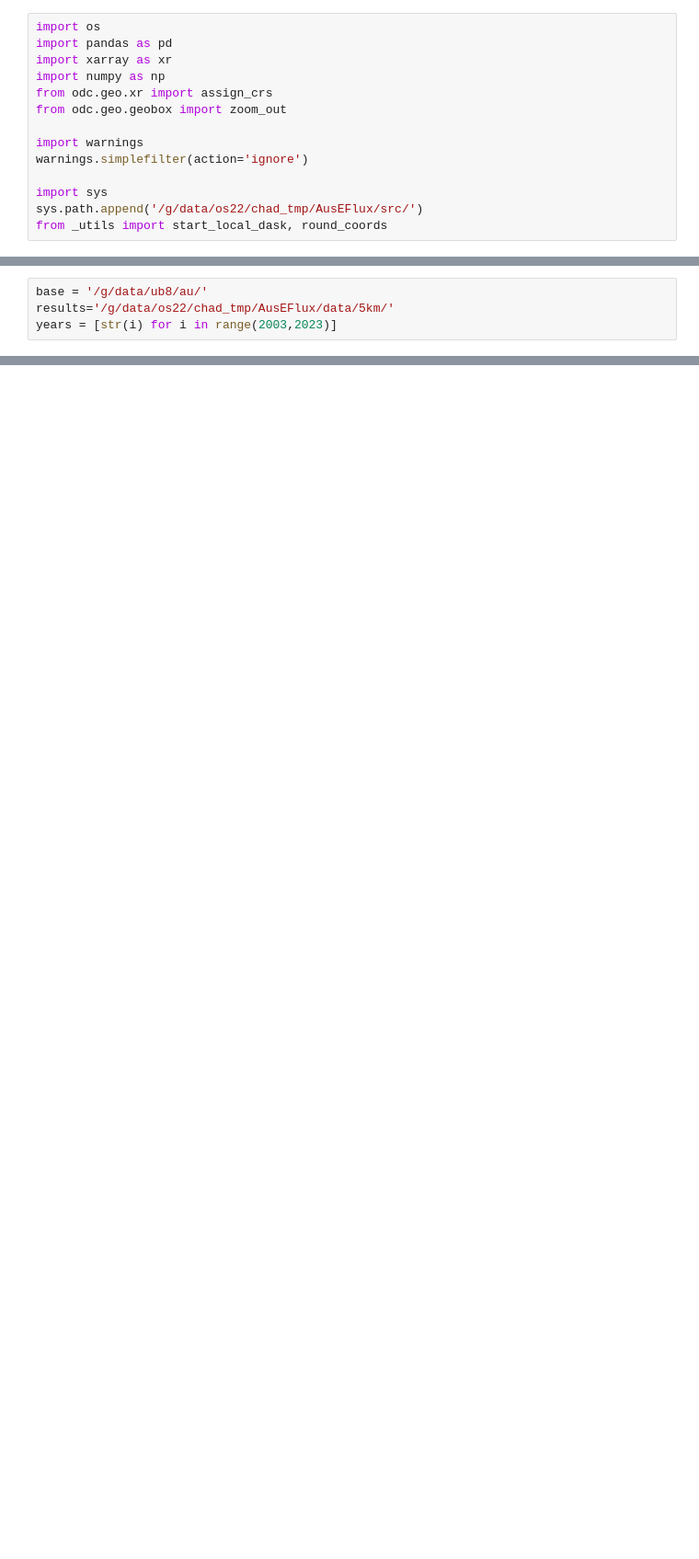
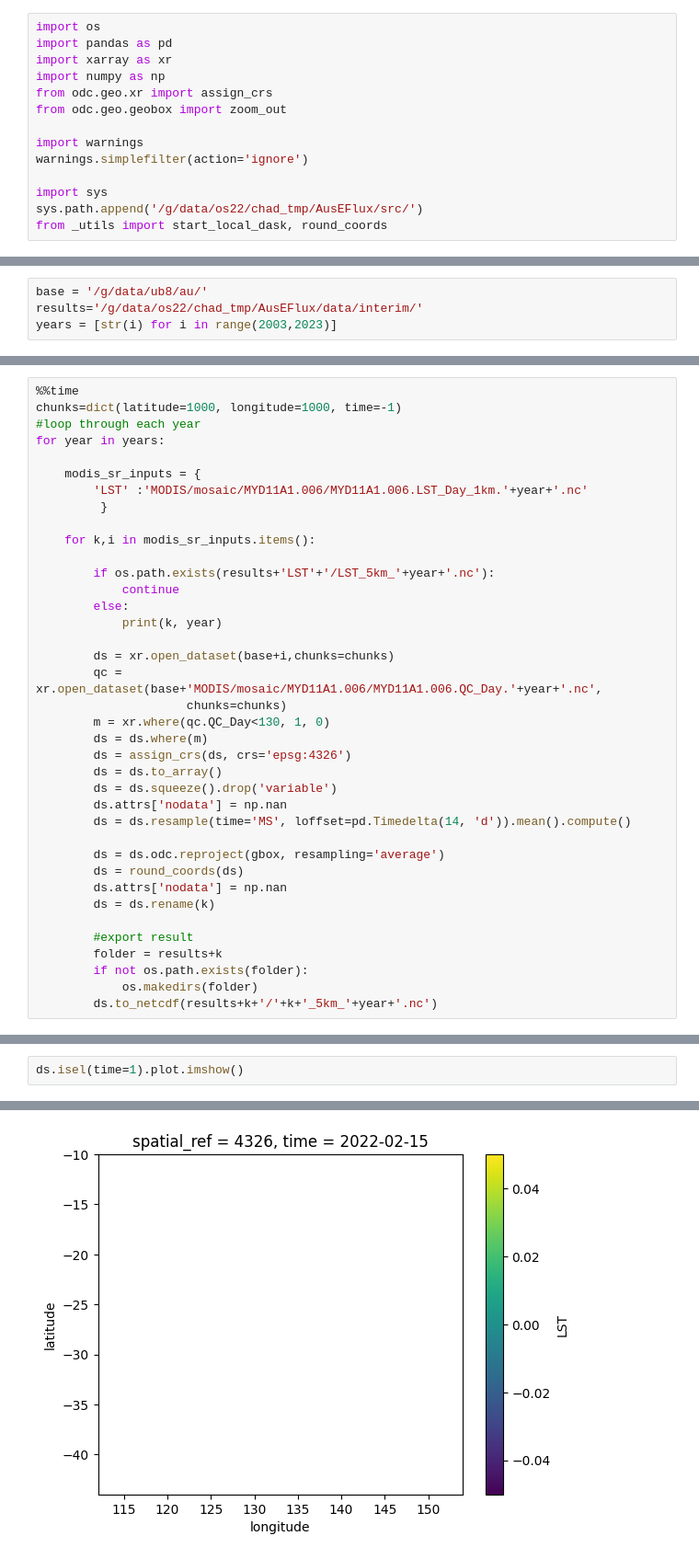
Before and after one commit to cbur24/AusEFlux, a Jupyter notebook: notebooks/1_Spatiotemporal_harmonization.ipynb, the cells around one changed output, grey strips where cells are left out. Shown: that part at 92% size. Saved outputs shown, nothing was run; the diff lists cells and outputs as text; blank space fills up the shorter version.

```diff
--- a/notebooks/1_Spatiotemporal_harmonization.ipynb
+++ b/notebooks/1_Spatiotemporal_harmonization.ipynb
@@ -53,4 +55,4 @@ Worker: 0
 # %%
 base = '/g/data/ub8/au/'
-results='/g/data/os22/chad_tmp/AusEFlux/data/5km/'
+results='/g/data/os22/chad_tmp/AusEFlux/data/interim/'
 years = [str(i) for i in range(2003,2023)]
@@ -58,0 +132,38 @@ years = [str(i) for i in range(2003,2023)]
+# %%
+%%time
+chunks=dict(latitude=1000, longitude=1000, time=-1)
+#loop through each year
+for year in years:
+
+    modis_sr_inputs = {
+        'LST' :'MODIS/mosaic/MYD11A1.006/MYD11A1.006.LST_Day_1km.'+year+'.nc'
+         }
+
+    for k,i in modis_sr_inputs.items():
+
+        if os.path.exists(results+'LST'+'/LST_5km_'+year+'.nc'):
+            continue
+        else:
+            print(k, year)
+
+        ds = xr.open_dataset(base+i,chunks=chunks)
+        qc = xr.open_dataset(base+'MODIS/mosaic/MYD11A1.006/MYD11A1.006.QC_Day.'+year+'.nc',
+                     chunks=chunks)
+        m = xr.where(qc.QC_Day<130, 1, 0)
+        ds = ds.where(m)
+        ds = assign_crs(ds, crs='epsg:4326')
+        ds = ds.to_array()
+        ds = ds.squeeze().drop('variable')
+        ds.attrs['nodata'] = np.nan
+        ds = ds.resample(time='MS', loffset=pd.Timedelta(14, 'd')).mean().compute()
+
+        ds = ds.odc.reproject(gbox, resampling='average')
+        ds = round_coords(ds)
+        ds.attrs['nodata'] = np.nan
+        ds = ds.rename(k)
+
+        #export result
+        folder = results+k
+        if not os.path.exists(folder):
+            os.makedirs(folder)
+        ds.to_netcdf(results+k+'/'+k+'_5km_'+year+'.nc')
@@ -58,0 +216,3 @@ years = [str(i) for i in range(2003,2023)]
+# %%
+ds.isel(time=1).plot.imshow()
+# %% [output]
@@ -58,0 +220 @@ years = [str(i) for i in range(2003,2023)]
+[figure, added]
```
Also changed, not shown: parts of 26 cells of this notebook, 1 other file.
